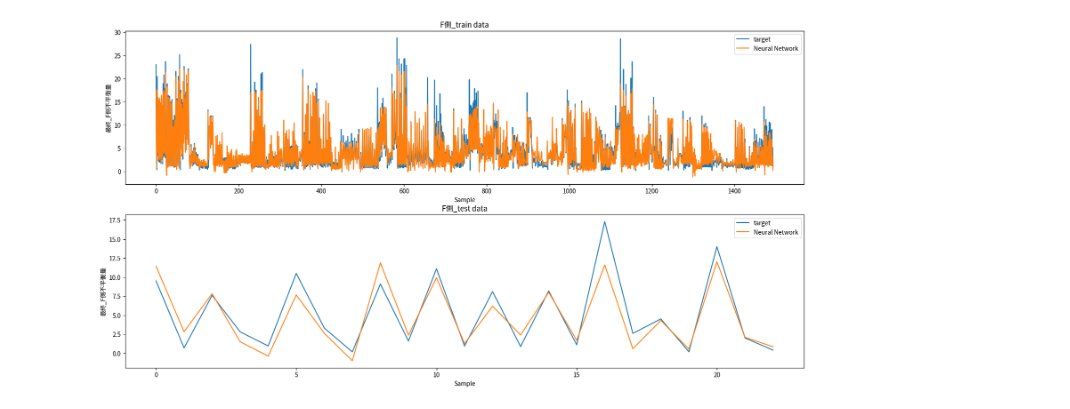
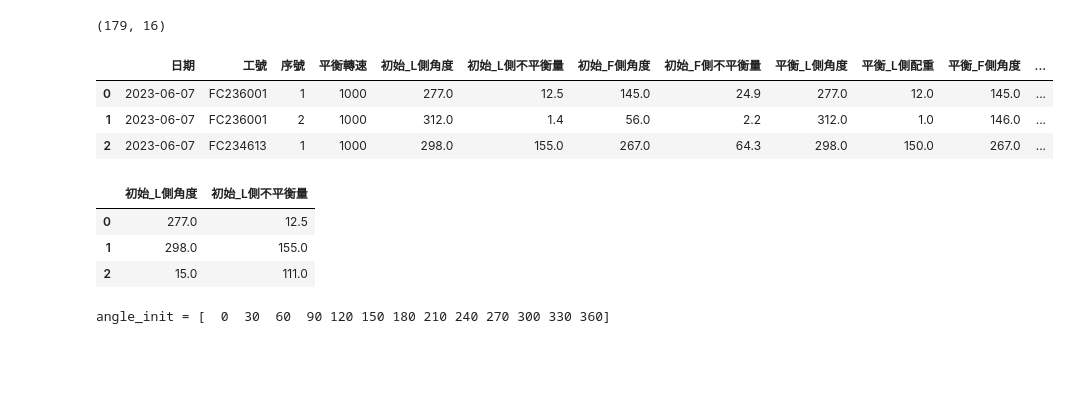
Before and after one commit to JulieKuo/balance_motor, a Jupyter notebook: train.ipynb, the cells around one changed output. Cells and saved outputs as stored; diff of their text form; code cells hidden in the pictures; blank space fills up the shorter version.

Commit message:
change model

```diff
--- a/train.ipynb
+++ b/train.ipynb
@@ -330,5 +0,0 @@ pickle.dump(model, open(os.path.join(model_detail, f"{side}_model.pkl"), "wb"))
-# %%
-pred_trains, pred_tests = preds[best_order]["train"], preds[best_order]["test"]
-pred_plot(pred_trains, pred_tests, best_score, target_vol[1], model_path, side)
-# %% [output]
-[figure, removed]
@@ -334,0 +32,29 @@ pred_plot(pred_trains, pred_tests, best_score, target_vol[1], model_path, side)
+# %%
+df_raw = pd.read_csv(r"C:\Users\tzuli\Documents\python\teco\data\train\train_data.csv")
+print(df_raw.shape)
+df_raw.head(3)
+# %% [output]
+(179, 16)
+|  | 日期 | 工號 | 序號 | 平衡轉速 | 初始_L側角度 | 初始_L側不平衡量 | 初始_F側角度 | 初始_F側不平衡量 | 平衡_L側角度 | 平衡_L側配重 | 平衡_F側角度 | ... |
+| 0 | 2023-06-07 | FC236001 | 1 | 1000 | 277.0 | 12.5 | 145.0 | 24.9 | 277.0 | 12.0 | 145.0 | ... |
+| 1 | 2023-06-07 | FC236001 | 2 | 1000 | 312.0 | 1.4 | 56.0 | 2.2 | 312.0 | 1.0 | 146.0 | ... |
+| 2 | 2023-06-07 | FC234613 | 1 | 1000 | 298.0 | 155.0 | 267.0 | 64.3 | 298.0 | 150.0 | 267.0 | ... |
+# %%
+# df_all = df_raw.groupby("工號").first().reset_index(drop = True)
+df_all = df_raw.query("(初始_L側不平衡量 >= 4) & (初始_F側不平衡量 >= 4)").reset_index(drop = True)
+df_l = df_all[["初始_L側角度", "初始_L側不平衡量"]]
+df_f = df_all[["初始_F側角度", "初始_F側不平衡量"]]
+df_l.head(3)
+# %% [output]
+|  | 初始_L側角度 | 初始_L側不平衡量 |
+| 0 | 277.0 | 12.5 |
+| 1 | 298.0 | 155.0 |
+| 2 | 15.0 | 111.0 |
+# %%
+angle_init = np.linspace(0, 360, (aluminum_division + 1)).astype(int)
+print(f"angle_init = {angle_init}")
+
+df_l = calculate_angle_proportion(df_l, angle_init, aluminum_division, side = "L")
+df_f = calculate_angle_proportion(df_f, angle_init, aluminum_division, side = "F")
+# %% [output]
+angle_init = [  0  30  60  90 120 150 180 210 240 270 300 330 360]
```
Also changed, not shown: parts of 47 cells of this notebook, 12 other files.
